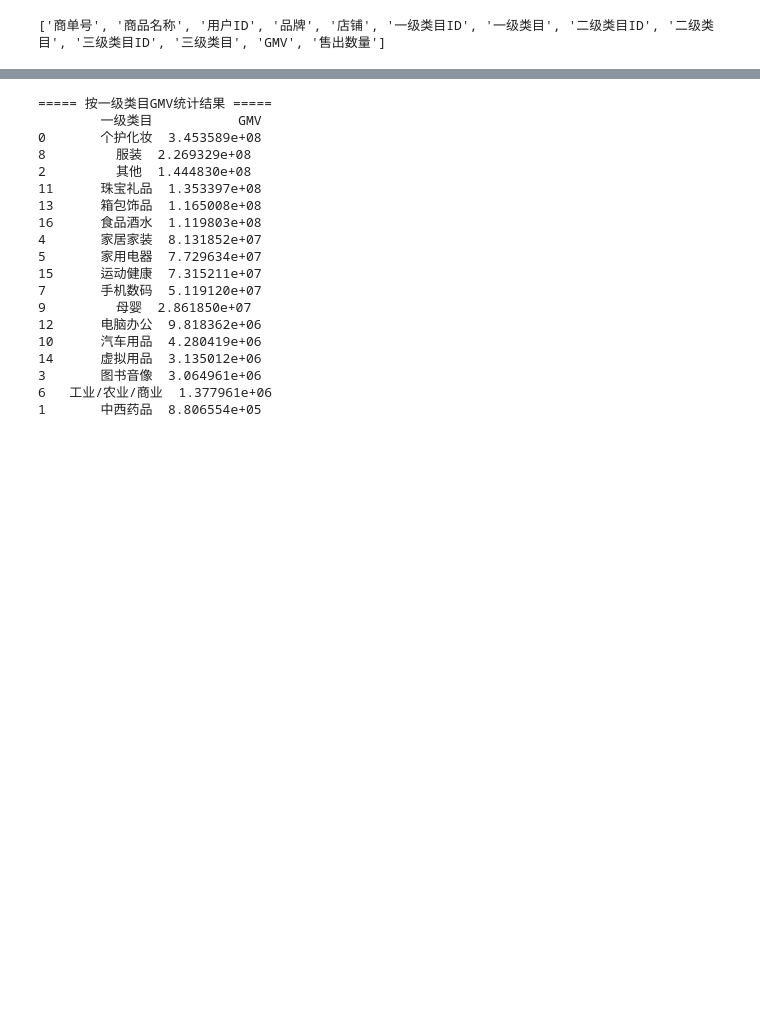
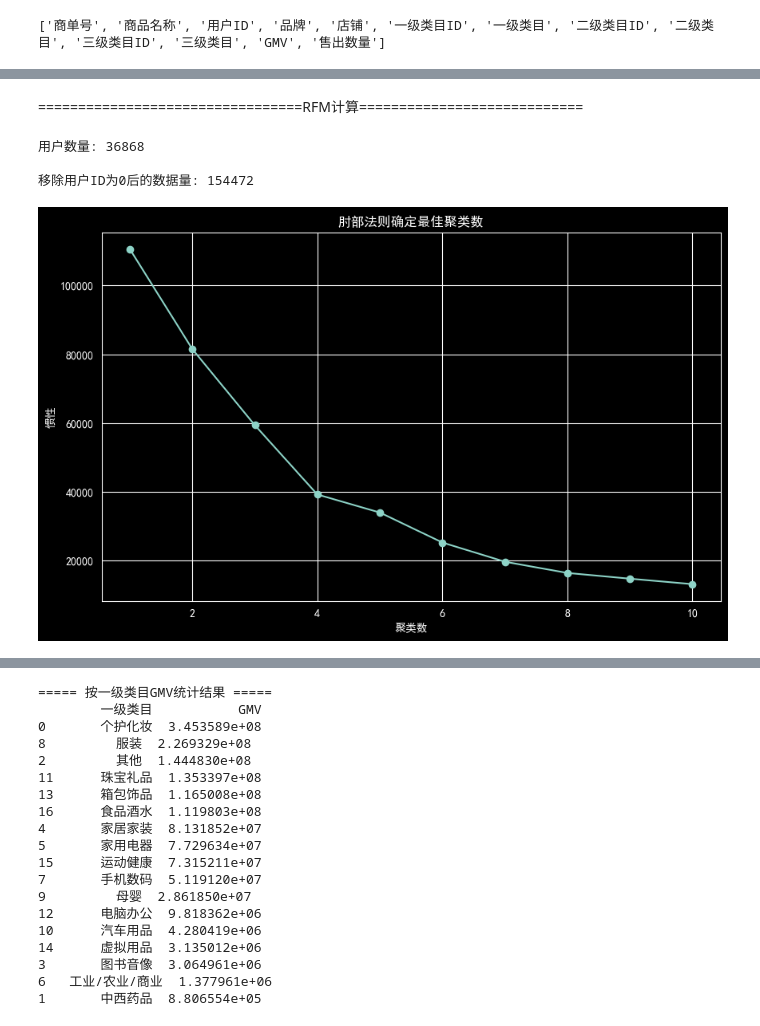
Before and after one commit to biaboy/Jupyter-Notebook, a Jupyter notebook: 抖音电商.ipynb, the cells around one changed output, grey strips where cells are left out. Cells and saved outputs as stored; diff of their text form; code cells hidden in the pictures; blank space fills up the shorter version.

```diff
--- a/抖音电商.ipynb
+++ b/抖音电商.ipynb
@@ -94,0 +54,58 @@ df.head(20)
+# %% [markdown]
+=================================RFM计算============================
+# %%
+#统计用户数
+print(f"用户数量: {df['用户ID'].nunique()}")
+
+# 移除用户ID为0的记录
+df = df[df['用户ID'] != 0]
+print(f"\n移除用户ID为0后的数据量: {len(df)}")
+
+# 添加模拟的购买日期列
+np.random.seed(42)
+current_date = datetime.now()
+df['购买日期'] = [current_date - timedelta(days=np.random.randint(1, 90)) for _ in range(len(df))]
+
+# 计算RFM指标
+rfm_df = df.groupby('用户ID').agg({
+    'GMV': ['sum', 'count'],
+    '购买日期': 'max'
+})
+
+# 重命名列
+rfm_df.columns = ['Monetary', 'Frequency', '最近购买日期']
+
+# 计算Recency
+rfm_df['Recency'] = (current_date - rfm_df['最近购买日期']).dt.days
+rfm_df = rfm_df.drop('最近购买日期', axis=1)
+# %% [output]
+用户数量: 36868
+
+移除用户ID为0后的数据量: 154472
+# %%
+# 对RFM指标进行标准化
+from sklearn.preprocessing import StandardScaler
+scaler = StandardScaler()
+rfm_scaled = scaler.fit_transform(rfm_df)
+rfm_scaled = pd.DataFrame(rfm_scaled, index=rfm_df.index, columns=rfm_df.columns)
+
+# 使用K-means聚类进行客户分群
+from sklearn.cluster import KMeans
+
+# 确定最佳聚类数
+inertia = []
+for k in range(1, 11):
+    kmeans = KMeans(n_clusters=k, random_state=42)
+    kmeans.fit(rfm_scaled)
+    inertia.append(kmeans.inertia_)
+
+# 绘制肘部图
+plt.figure(figsize=(10, 6))
+plt.plot(range(1, 11), inertia, marker='o')
+plt.title('肘部法则确定最佳聚类数')
+plt.xlabel('聚类数')
+plt.ylabel('惯性')
+plt.savefig('c:\\Users\\Administrator\\Desktop\\肘部图.png')
+plt.show()
+# %% [output]
+[figure, added]
```
Also changed, not shown: parts of 8 cells of this notebook, 1 other file.
